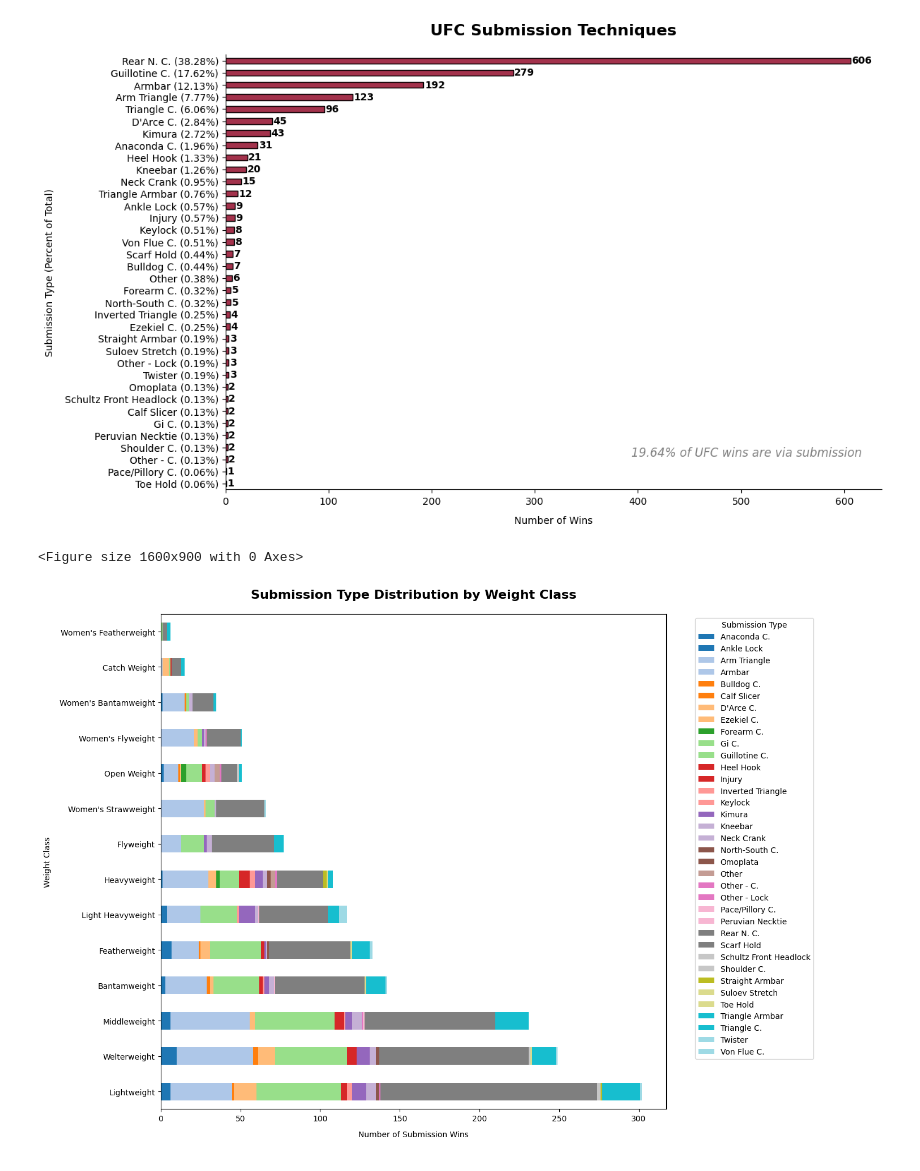
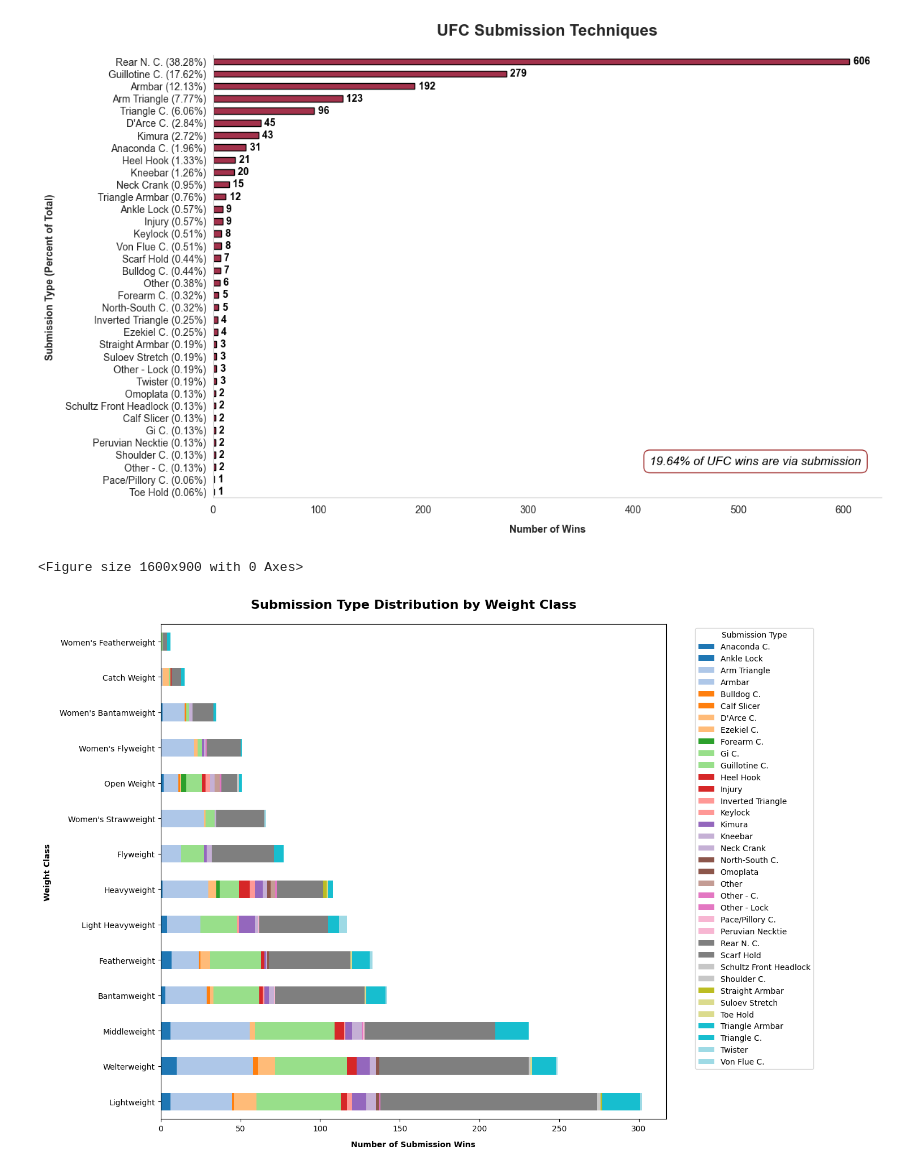
Before and after one commit to CadeMichael/TheUltimatePredictor, a Jupyter notebook: analysis/fights_visualizations.ipynb, the cells around one changed output. Cells and saved outputs as stored; diff of their text form; code cells hidden in the pictures.

```diff
--- a/analysis/fights_visualizations.ipynb
+++ b/analysis/fights_visualizations.ipynb
@@ -24,40 +25,42 @@ sub_total = sub_counts.sum()
 
 # create y label with percent next to submission name
 y_labels = [f"{name} ({count/sub_total:.2%})" for name, count in zip(sub_counts.index, sub_counts)]
 
 # populate graph
 ax = sub_counts.plot(kind='barh', color='#a3324c', edgecolor='black')
 ax.set_yticks(range(len(y_labels)))
 ax.set_yticklabels(y_labels)
 
 # create title / labels
 plt.title('UFC Submission Techniques', pad=20, fontsize=16, fontweight='bold')
-plt.xlabel('Number of Wins', labelpad=10)
-plt.ylabel('Submission Type (Percent of Total)', labelpad=10)
+plt.xlabel('Number of Wins', labelpad=10, fontweight='bold')
+plt.ylabel('Submission Type (Percent of Total)', labelpad=10, fontweight='bold')
 
 # raw number of wins for each submission
 total = sub_counts.sum()
 for i, v in enumerate(sub_counts):
-    ax.text(v + 1, i, f"{v}", color='black', va='center', fontsize=10, fontweight='bold')
+    ax.text(v + 1, i, f" {v}", color='black', va='center', fontsize=10, fontweight='bold')
 
-# add subtitle
+# add figtext for more context
 subtitle = f"{(sub_total/win_total * 100):.2f}% of UFC wins are via submission"
-plt.text(
+plt.figtext(
     0.97, .07,
     subtitle,
     transform=ax.transAxes,
     ha='right',
     va='bottom',
     fontsize=12,
     fontstyle='italic',
-    color='gray'
+    color='black',
+    bbox=dict(facecolor='white', alpha=0.8, edgecolor='darkred', boxstyle='round,pad=0.5')
+
 )
 
 # plot (not using 'tight_layout' to fully show the disparity)
 sns.despine()
 plt.show()
 # %% [output]
-[figure, old version]
+[figure, new version]
 # %%
 # create stacked bar chart for number of submission wins and type of submission by weightclass
 plt.figure(figsize=(16, 9))
@@ -71,8 +74,8 @@ pivot.plot(kind='barh', stacked=True, figsize=(14, 10), colormap='tab20')
 
 # create titles / labels
 plt.title('Submission Type Distribution by Weight Class', pad=20, fontsize=16, fontweight='bold')
-plt.xlabel('Number of Submission Wins', labelpad=10)
-plt.ylabel('Weight Class', labelpad=10)
+plt.xlabel('Number of Submission Wins', labelpad=10, fontweight='bold')
+plt.ylabel('Weight Class', labelpad=10, fontweight='bold')
 plt.legend(title='Submission Type', bbox_to_anchor=(1.05, 1), loc='upper left')
 
 # plot
@@ -80,7 +83,7 @@ plt.tight_layout()
 plt.show()
 # %% [output]
 <Figure size 1600x900 with 0 Axes>
-[figure, old version]
+[figure, new version]
 # %%
 # line plot for which round contained a submission in fights won by submission
 plt.figure(figsize=(12, 6))
```
Also changed, not shown: parts of 3 cells of this notebook.
